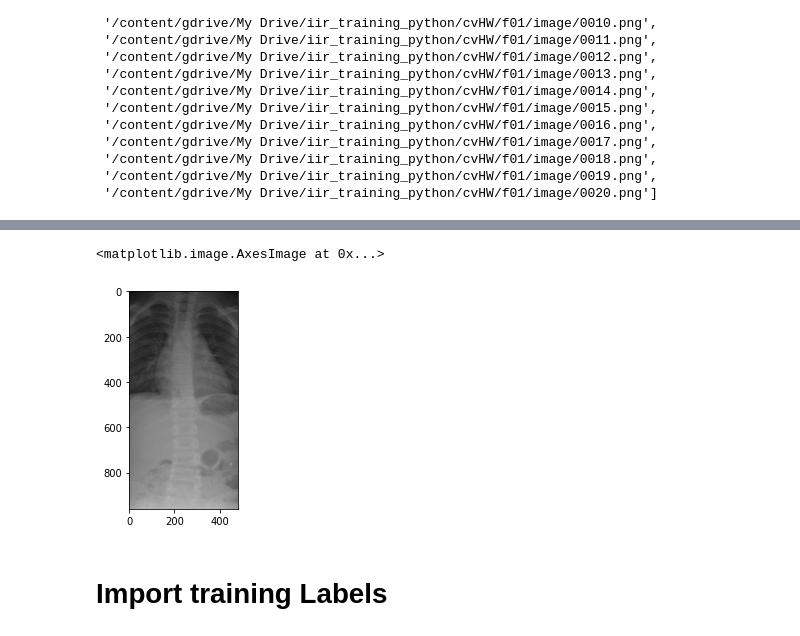
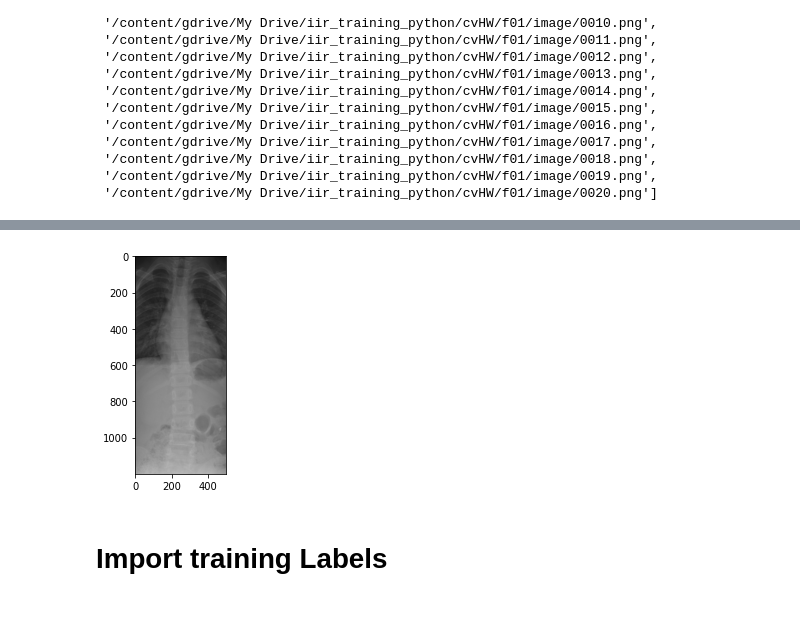
Before and after one commit to jefffang19/cv_hw, a Jupyter notebook: cvHW.ipynb, the cells around one changed output, grey strips where cells are left out. Drawn from its saved outputs; the diff is of its cells as text; code cells hidden in the pictures.

```diff
--- a/cvHW.ipynb
+++ b/cvHW.ipynb
@@ -242,10 +273,9 @@ images = [cv2.imread(i) for i in filenames]
 # %%
 plt.imshow(images[0])
 images = [i/255 for i in images]
-images = [cv2.resize(i, (480,960)) for i in images]
+images = [cv2.resize(i, (493,1184)) for i in images]
 # %% [output]
-<matplotlib.image.AxesImage at 0x...>
-[figure, old version]
+[figure, new version]
 # %% [markdown]
 # Import training Labels
 # %%
```
Also changed, not shown: parts of 23 cells of this notebook.
